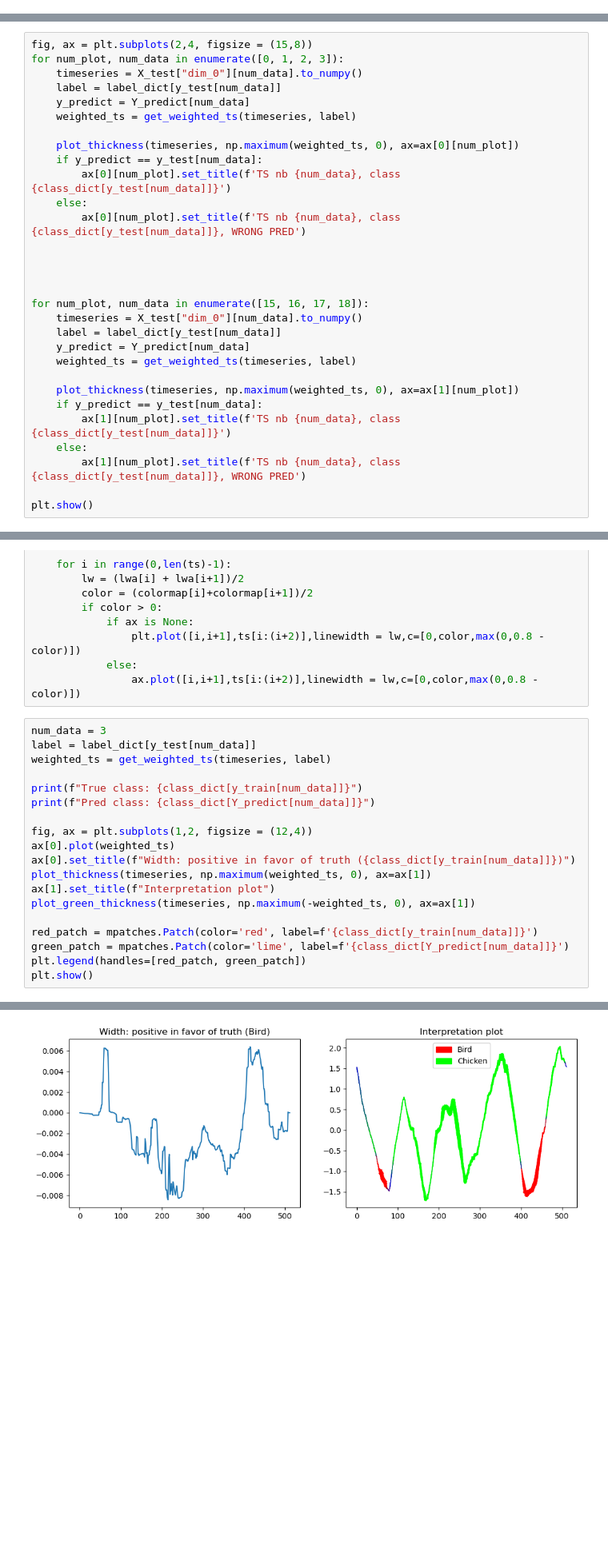
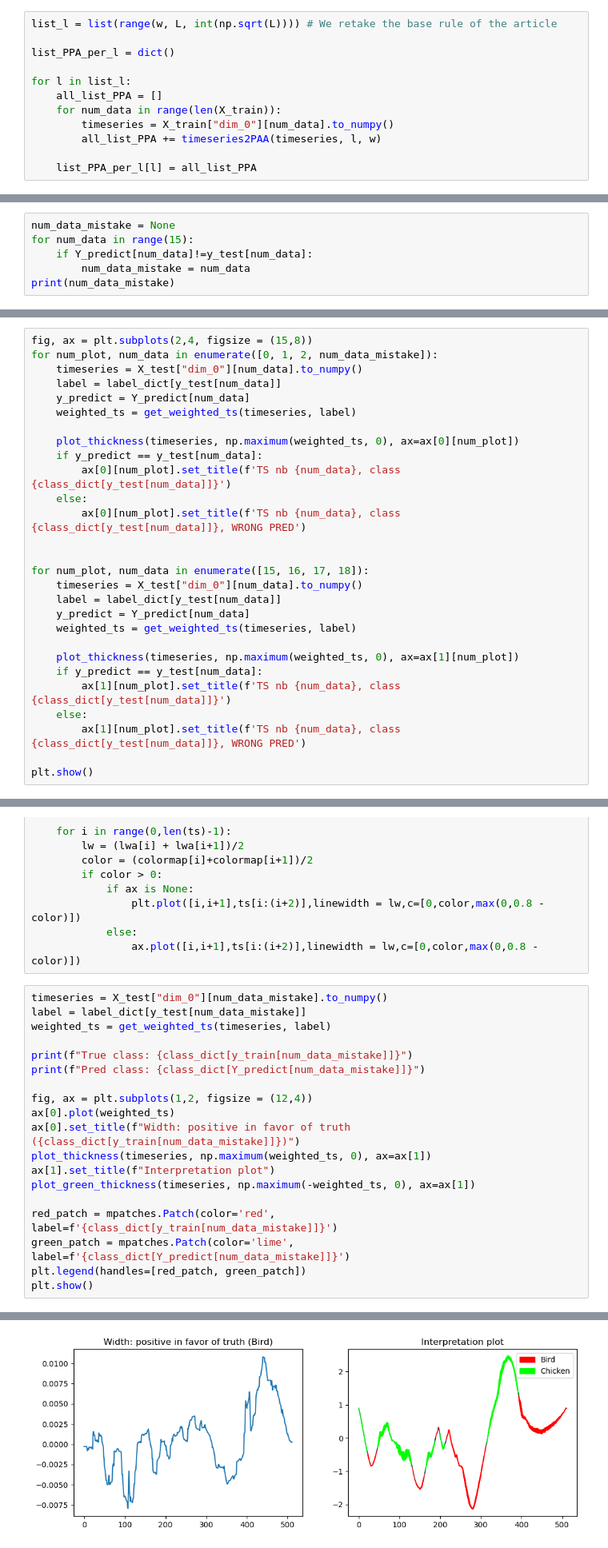
Before and after one commit to StanislasDOZIAS/MR-SEQL, a Jupyter notebook: notebooks/final_notebook.ipynb, the cells around one changed output, grey strips where cells are left out. Shown at 80% size. Drawn from its saved outputs; the diff is of its cells as text; blank space fills up the shorter version.

```diff
--- a/notebooks/final_notebook.ipynb
+++ b/notebooks/final_notebook.ipynb
@@ -620,0 +649,12 @@ plt.show()
+# %%
+list_l = list(range(w, L, int(np.sqrt(L)))) # We retake the base rule of the article
+
+list_PPA_per_l = dict()
+
+for l in list_l:
+    all_list_PPA = []
+    for num_data in range(len(X_train)):
+        timeseries = X_train["dim_0"][num_data].to_numpy()
+        all_list_PPA += timeseries2PAA(timeseries, l, w)
+
+    list_PPA_per_l[l] = all_list_PPA
@@ -653,2 +703,8 @@ print(thresholds)
 # %% [markdown]
 ### Plotting some examples
+# %%
+num_data_mistake = None
+for num_data in range(15):
+    if Y_predict[num_data]!=y_test[num_data]:
+        num_data_mistake = num_data
+print(num_data_mistake)
@@ -655,6 +713,6 @@ print(thresholds)
 # %%
 fig, ax = plt.subplots(2,4, figsize = (15,8))
-for num_plot, num_data in enumerate([0, 1, 2, 3]):
+for num_plot, num_data in enumerate([0, 1, 2, num_data_mistake]):
     timeseries = X_test["dim_0"][num_data].to_numpy()
     label = label_dict[y_test[num_data]]
     y_predict = Y_predict[num_data]
@@ -665,8 +723,6 @@ for num_plot, num_data in enumerate([0, 1, 2, 3]):
         ax[0][num_plot].set_title(f'TS nb {num_data}, class {class_dict[y_test[num_data]]}')
     else:
         ax[0][num_plot].set_title(f'TS nb {num_data}, class {class_dict[y_test[num_data]]}, WRONG PRED')
-
-
 
 
 for num_plot, num_data in enumerate([15, 16, 17, 18]):
@@ -716,27 +772,27 @@ def plot_green_thickness(ts,metats, ax=None):
 			else:
 				ax.plot([i,i+1],ts[i:(i+2)],linewidth = lw,c=[0,color,max(0,0.8 - color)])
 # %%
-num_data = 3
-label = label_dict[y_test[num_data]]
+timeseries = X_test["dim_0"][num_data_mistake].to_numpy()
+label = label_dict[y_test[num_data_mistake]]
 weighted_ts = get_weighted_ts(timeseries, label)
 
-print(f"True class: {class_dict[y_train[num_data]]}")
-print(f"Pred class: {class_dict[Y_predict[num_data]]}")
+print(f"True class: {class_dict[y_train[num_data_mistake]]}")
+print(f"Pred class: {class_dict[Y_predict[num_data_mistake]]}")
 
 fig, ax = plt.subplots(1,2, figsize = (12,4))
 ax[0].plot(weighted_ts)
-ax[0].set_title(f"Width: positive in favor of truth ({class_dict[y_train[num_data]]})")
+ax[0].set_title(f"Width: positive in favor of truth ({class_dict[y_train[num_data_mistake]]})")
 plot_thickness(timeseries, np.maximum(weighted_ts, 0), ax=ax[1])
 ax[1].set_title(f"Interpretation plot")
 plot_green_thickness(timeseries, np.maximum(-weighted_ts, 0), ax=ax[1])
 
-red_patch = mpatches.Patch(color='red', label=f'{class_dict[y_train[num_data]]}')
-green_patch = mpatches.Patch(color='lime', label=f'{class_dict[Y_predict[num_data]]}')
+red_patch = mpatches.Patch(color='red', label=f'{class_dict[y_train[num_data_mistake]]}')
+green_patch = mpatches.Patch(color='lime', label=f'{class_dict[Y_predict[num_data_mistake]]}')
 plt.legend(handles=[red_patch, green_patch])
 plt.show()
 # %% [output]
 True class: Bird
 Pred class: Chicken
-[figure, old version]
+[figure, new version]
 # %% [markdown]
 Like expected, the algorithm predicts Chicken because of the pikes in the middle. This shows well the interpretability power of the method.
```
Also changed, not shown: parts of 23 cells of this notebook.
